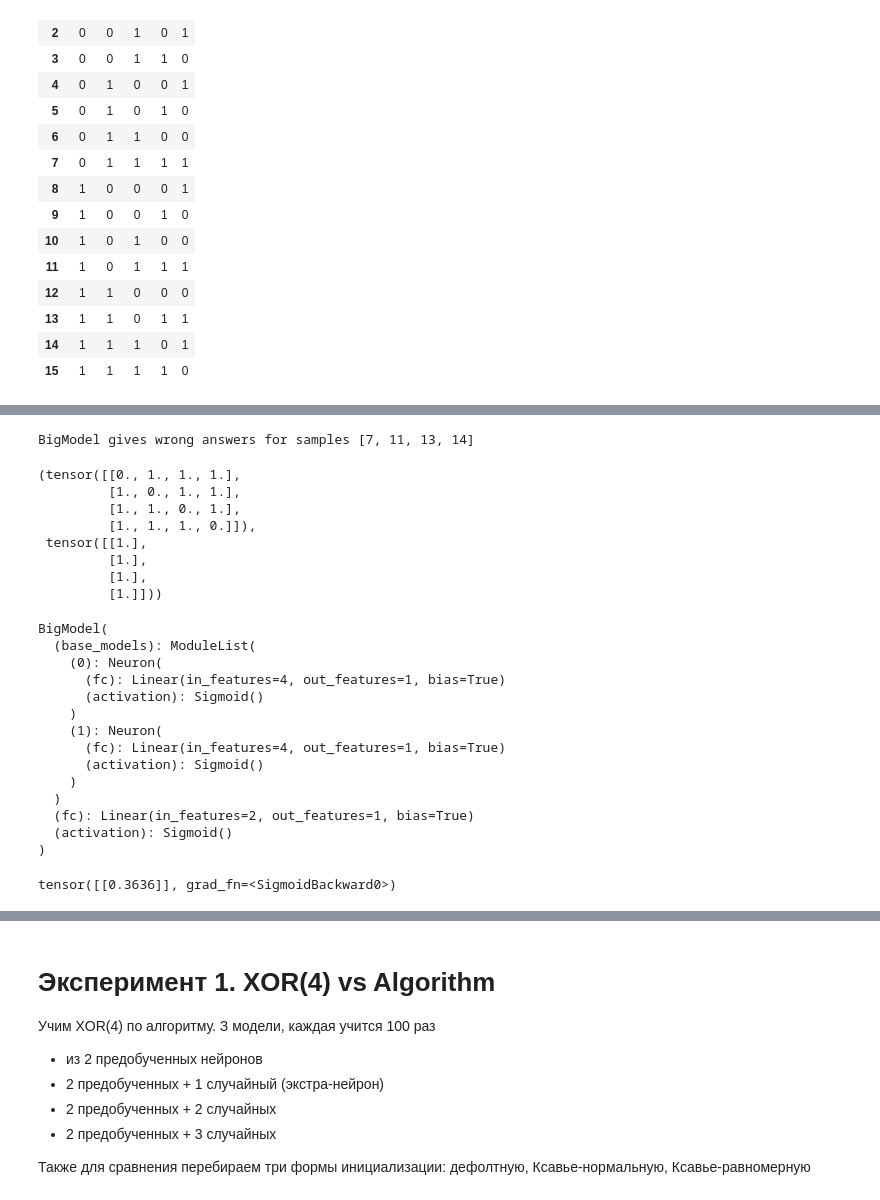
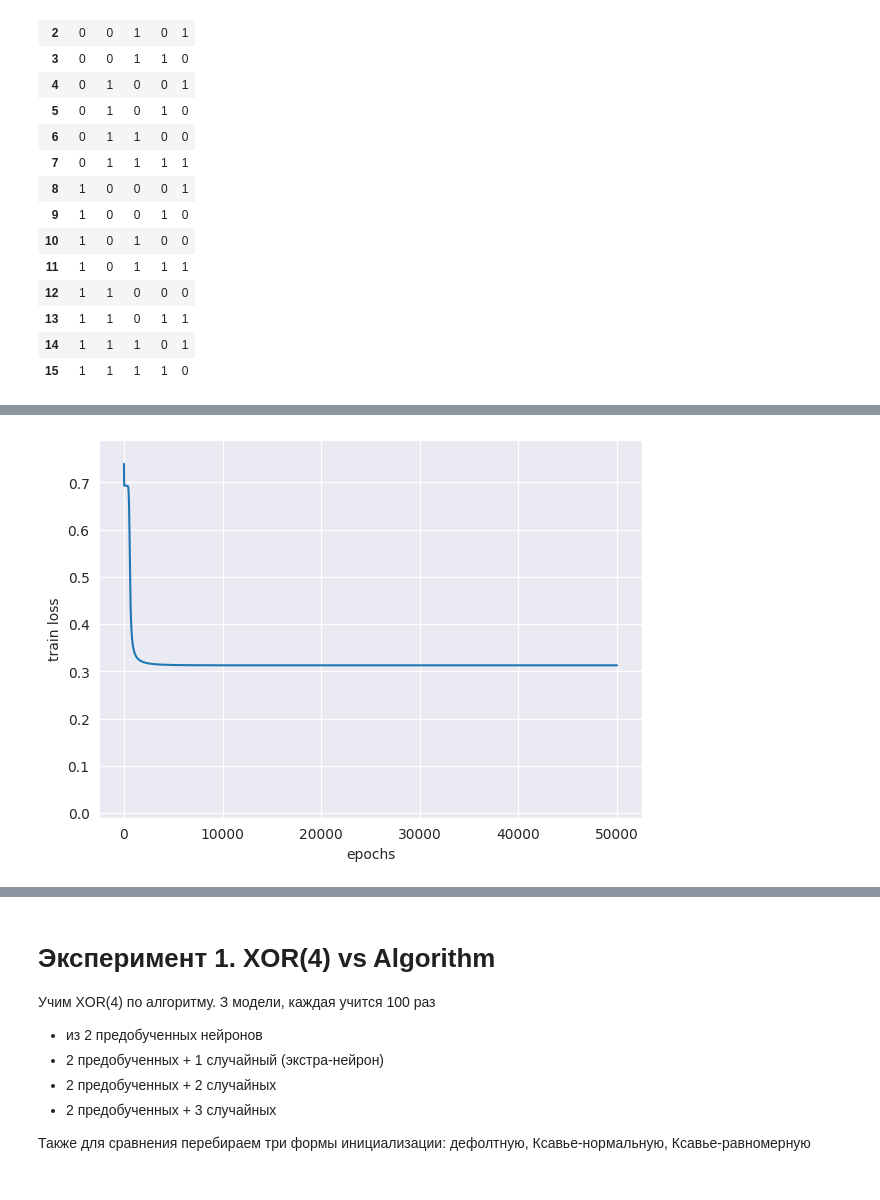
Before and after one commit to skolpin/neuro-boolean-research, a Jupyter notebook: incremental_synthesis.ipynb, the cells around one changed output, grey strips where cells are left out. Saved outputs shown, nothing was run; the diff lists cells and outputs as text; code cells hidden in the pictures.

```diff
--- a/incremental_synthesis.ipynb
+++ b/incremental_synthesis.ipynb
@@ -690,10 +688,15 @@ X, y = torch.Tensor(X), torch.Tensor(y)
 | 14 | 1 | 1 | 1 | 0 | 1 |
 | 15 | 1 | 1 | 1 | 1 | 0 |
 # %%
+%%time
+set_random_seed(42)
 neurons = []
-current_neuron = Neuron(n_inputs=n, activation=nn.Sigmoid()).to(device)
+current_neuron = Neuron(n_inputs=n).to(device)
 
-train(current_neuron, X, y, device=device, epochs=5000, verbose=False)
+full_history = []
+
+history = train(current_neuron, X, y, device=device, epochs=5000, verbose=False, early_stopping=True)
+full_history.append(history)
 
 X_new, y_new = check(current_neuron, X, y, device=device)
 
@@ -706,20 +709,22 @@ else:
 
     while X_new is not None:
 
-        current_neuron = Neuron(n_inputs=n, activation=nn.Sigmoid()).to(device)
+        current_neuron = Neuron(n_inputs=n).to(device)
 
-        train(current_neuron, X_new, y_new, device=device, epochs=5000, verbose=False)
+        history = train(current_neuron, X_new, y_new, device=device, epochs=5000, verbose=False, early_stopping=True)
+        full_history.append(history)
 
         X_new, y_new = check(current_neuron, X_new, y_new, device=device)
 
         neurons.append(deepcopy(current_neuron))
 
-    # neurons.append(Neuron(n_inputs=n, activation=nn.ReLU()))
+    neurons.append(Neuron(n_inputs=n))
     # neurons.append(Neuron(n_inputs=n))
 
-    big_model = BigModel(neurons, activation=nn.Sigmoid()).to(device)
+    big_model = BigModel(neurons).to(device)
 
-    train(big_model, X, y, device=device, epochs=100000, verbose=False)
+    history = train(big_model, X, y, device=device, epochs=50_000, verbose=False, early_stopping=True)
+    full_history.append(history)
 
     check(big_model, X, y, device=device)
 
@@ -731,33 +738,4 @@ BigModel gives wrong answers for samples [7, 11, 13, 14]
-# %%
-check(result_model, X, y, device=device)
-# %% [output]
-BigModel gives wrong answers for samples [7, 11, 13, 14]
-(tensor([[0., 1., 1., 1.],
-         [1., 0., 1., 1.],
-         [1., 1., 0., 1.],
-         [1., 1., 1., 0.]]),
- tensor([[1.],
-         [1.],
-         [1.],
-         [1.]]))
-# %%
-result_model
-# %% [output]
-BigModel(
-  (base_models): ModuleList(
-    (0): Neuron(
-      (fc): Linear(in_features=4, out_features=1, bias=True)
-      (activation): Sigmoid()
-    )
-    (1): Neuron(
-      (fc): Linear(in_features=4, out_features=1, bias=True)
-      (activation): Sigmoid()
-    )
-  )
-  (fc): Linear(in_features=2, out_features=1, bias=True)
-  (activation): Sigmoid()
-)
-# %%
-result_model(X[15:16])
-# %% [output]
-tensor([[0.3636]], grad_fn=<SigmoidBackward0>)
+# %%
+plot_loss(full_history[2])
+# %% [output]
+[figure, added]
```
Also changed, not shown: parts of 3 cells of this notebook.
